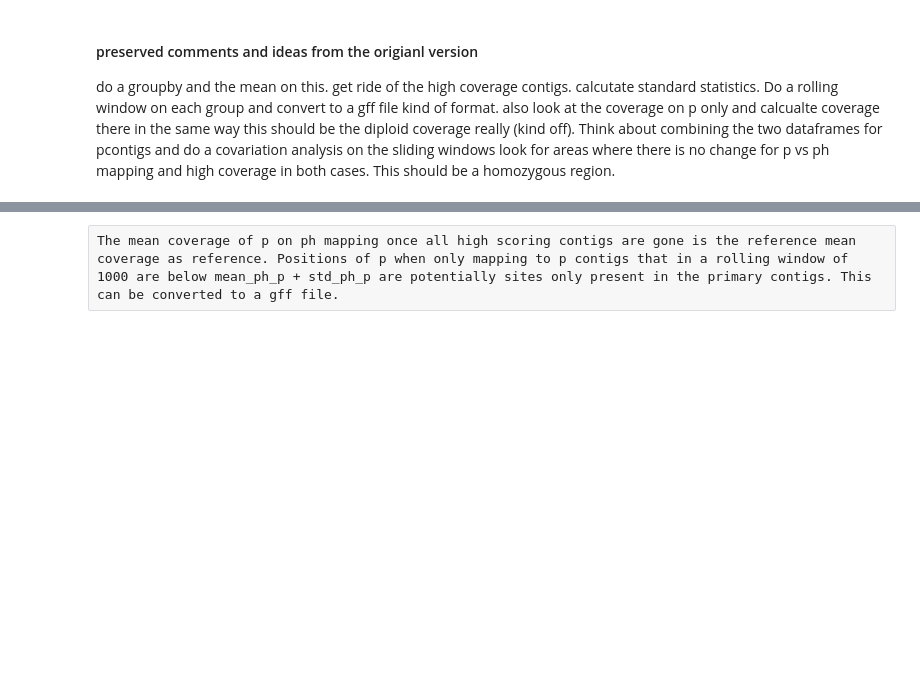
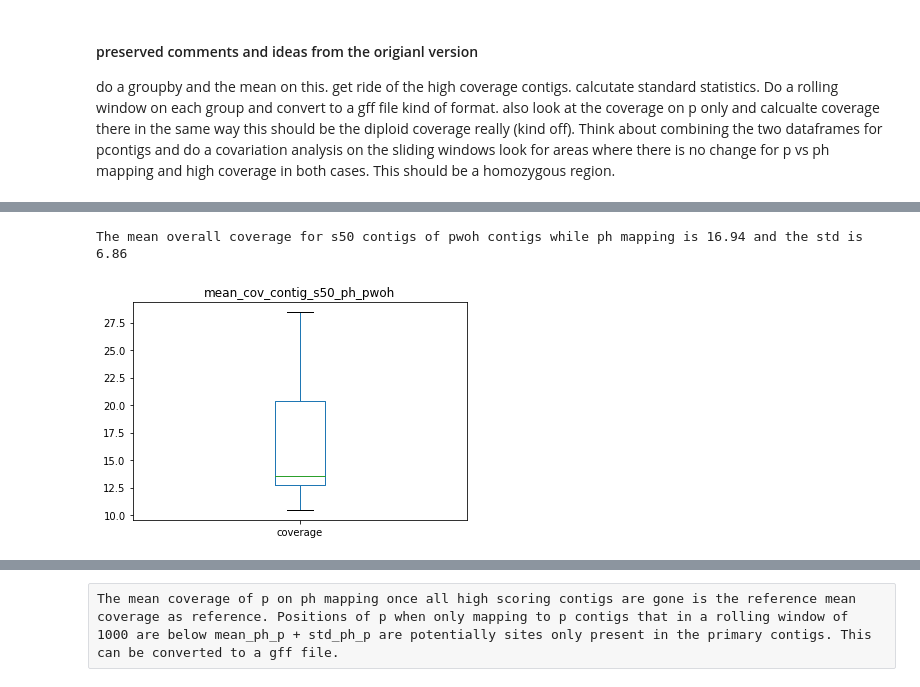
Before and after one commit to Team-Schwessinger/DK_0911-1, a Jupyter notebook: scripts/DK_0911_coverage_analysis_submission.ipynb, the cells around one changed output, grey strips where cells are left out. Cells and saved outputs as stored; diff of their text form; code cells hidden in the pictures; blank space fills up the shorter version.

```diff
--- a/scripts/DK_0911_coverage_analysis_submission.ipynb
+++ b/scripts/DK_0911_coverage_analysis_submission.ipynb
@@ -310,0 +202,11 @@ mean_s2000 - std_s2000
+# %%
+#mean_cov_contig_s2000_ph_pwh represents all contigs that are below 2000x coverage and are pwh contigs
+mean_cov_ph_contig_smaller_50_pwoh = mean_cov_ph_contig_smaller_50[mean_cov_ph_contig_smaller_50.index.isin(pwoh_list)]
+mean_cov_ph_contig_smaller_50_pwoh['coverage'].plot.box()
+plt.title('mean_cov_contig_s50_ph_pwoh')
+mean_s50_ph_pwoh = mean_cov_ph_contig_smaller_50_pwoh['coverage'].mean()
+std_s50_ph_pwoh = mean_cov_ph_contig_smaller_50_pwoh['coverage'].std()
+print("The mean overall coverage for s50 contigs of pwoh contigs while ph mapping is %.2f and the std is %.2f" % (mean_s50_ph_pwoh, std_s50_ph_pwoh))
+# %% [output]
+The mean overall coverage for s50 contigs of pwoh contigs while ph mapping is 16.94 and the std is 6.86
+[figure, added]
```
Also changed, not shown: parts of 68 cells of this notebook.
